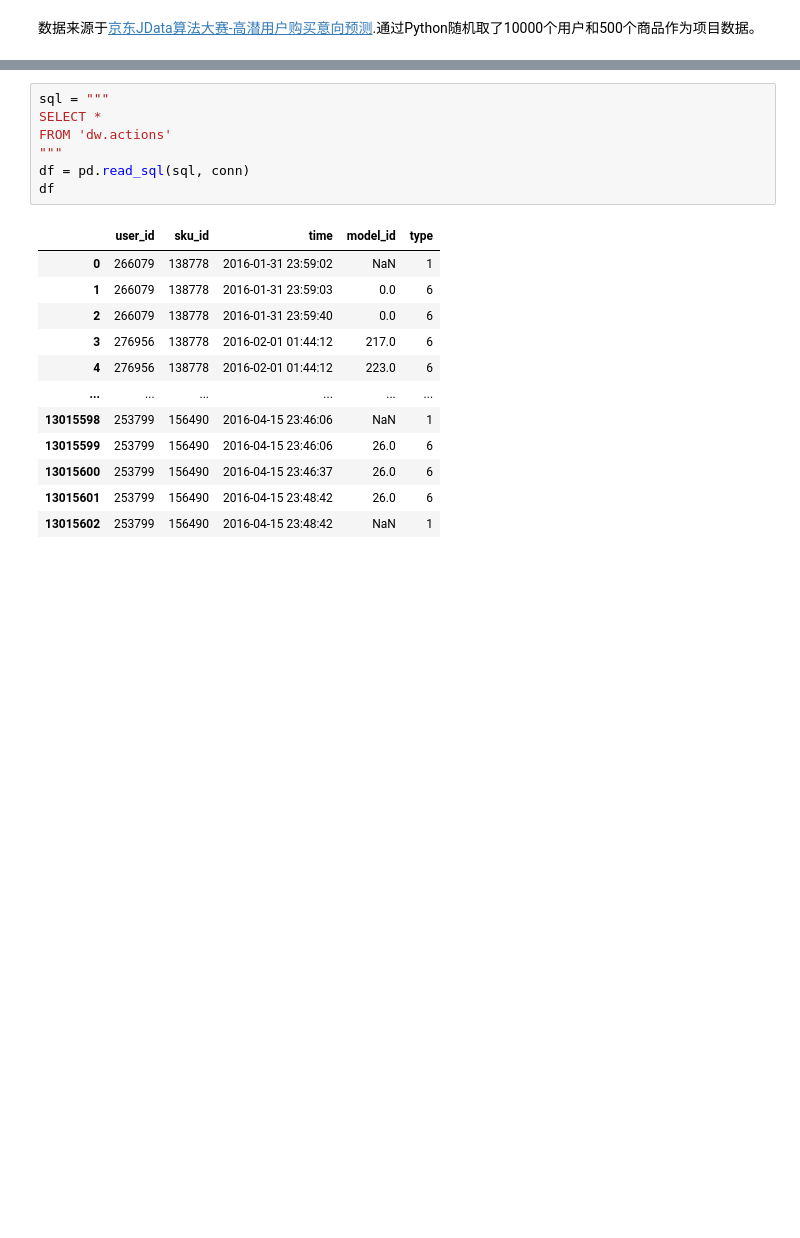
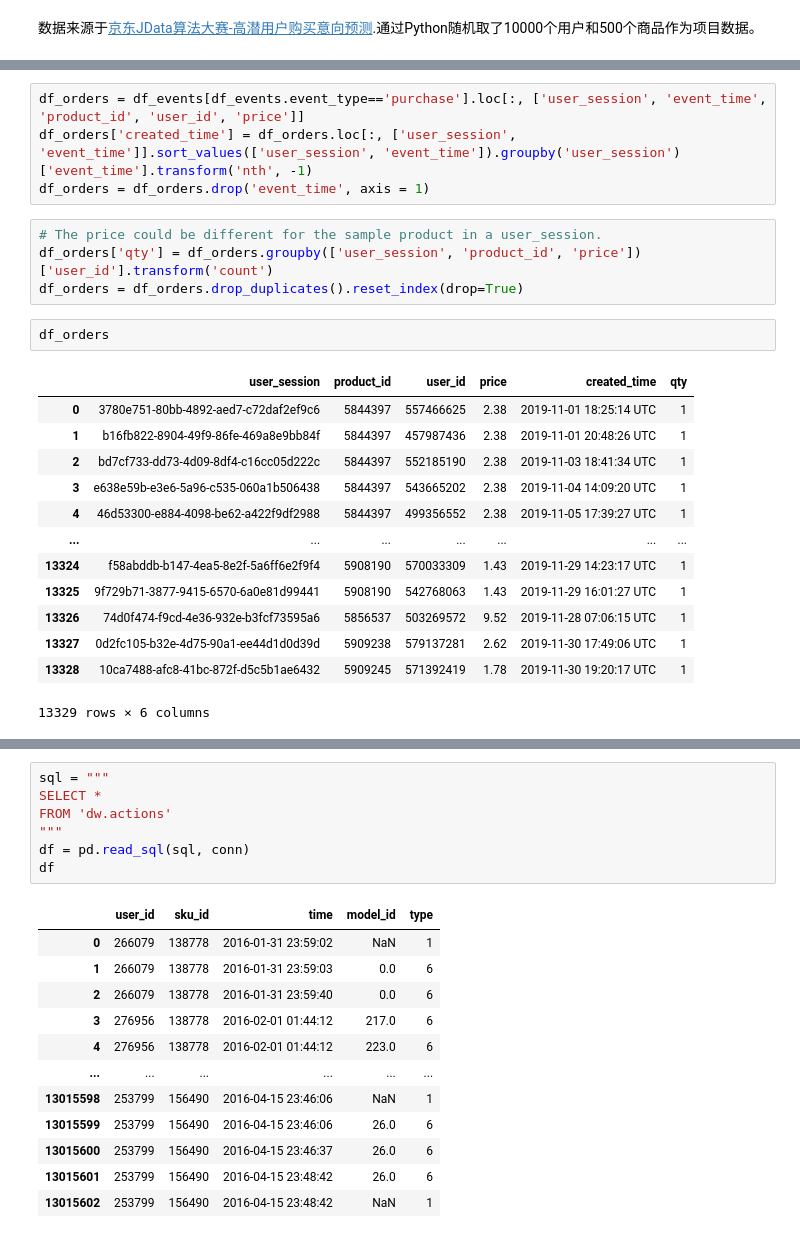
Before and after one commit to UpcaseM/user_profile, a Jupyter notebook: notebook/0_create_database.ipynb, the cells around one changed output, grey strips where cells are left out. Saved outputs shown, nothing was run; the diff lists cells and outputs as text; blank space fills up the shorter version.

```diff
--- a/notebook/0_create_database.ipynb
+++ b/notebook/0_create_database.ipynb
@@ -90,0 +226,24 @@ conn = sqlite3.connect(data_dir + r'/user_behavior/dw.db')
+# %%
+df_orders = df_events[df_events.event_type=='purchase'].loc[:, ['user_session', 'event_time', 'product_id', 'user_id', 'price']]
+df_orders['created_time'] = df_orders.loc[:, ['user_session', 'event_time']].sort_values(['user_session', 'event_time']).groupby('user_session')['event_time'].transform('nth', -1)
+df_orders = df_orders.drop('event_time', axis = 1)
+# %%
+# The price could be different for the sample product in a user_session.
+df_orders['qty'] = df_orders.groupby(['user_session', 'product_id', 'price'])['user_id'].transform('count')
+df_orders = df_orders.drop_duplicates().reset_index(drop=True)
+# %%
+df_orders
+# %% [output]
+|  | user_session | product_id | user_id | price | created_time | qty |
+| 0 | 3780e751-80bb-4892-aed7-c72daf2ef9c6 | 5844397 | 557466625 | 2.38 | 2019-11-01 18:25:14 UTC | 1 |
+| 1 | b16fb822-8904-49f9-86fe-469a8e9bb84f | 5844397 | 457987436 | 2.38 | 2019-11-01 20:48:26 UTC | 1 |
+| 2 | bd7cf733-dd73-4d09-8df4-c16cc05d222c | 5844397 | 552185190 | 2.38 | 2019-11-03 18:41:34 UTC | 1 |
+| 3 | e638e59b-e3e6-5a96-c535-060a1b506438 | 5844397 | 543665202 | 2.38 | 2019-11-04 14:09:20 UTC | 1 |
+| 4 | 46d53300-e884-4098-be62-a422f9df2988 | 5844397 | 499356552 | 2.38 | 2019-11-05 17:39:27 UTC | 1 |
+| ... | ... | ... | ... | ... | ... | ... |
+| 13324 | f58abddb-b147-4ea5-8e2f-5a6ff6e2f9f4 | 5908190 | 570033309 | 1.43 | 2019-11-29 14:23:17 UTC | 1 |
+| 13325 | 9f729b71-3877-9415-6570-6a0e81d99441 | 5908190 | 542768063 | 1.43 | 2019-11-29 16:01:27 UTC | 1 |
+| 13326 | 74d0f474-f9cd-4e36-932e-b3fcf73595a6 | 5856537 | 503269572 | 9.52 | 2019-11-28 07:06:15 UTC | 1 |
+| 13327 | 0d2fc105-b32e-4d75-90a1-ee44d1d0d39d | 5909238 | 579137281 | 2.62 | 2019-11-30 17:49:06 UTC | 1 |
+| 13328 | 10ca7488-afc8-41bc-872f-d5c5b1ae6432 | 5909245 | 571392419 | 1.78 | 2019-11-30 19:20:17 UTC | 1 |
+13329 rows × 6 columns
```
Also changed, not shown: parts of 66 cells of this notebook, 10 other files.
